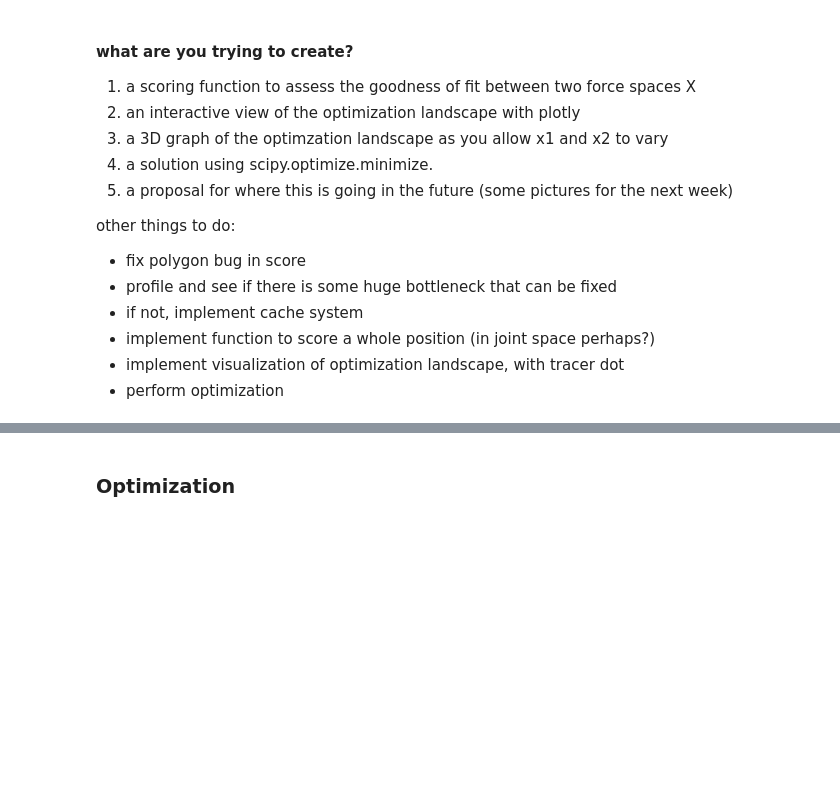
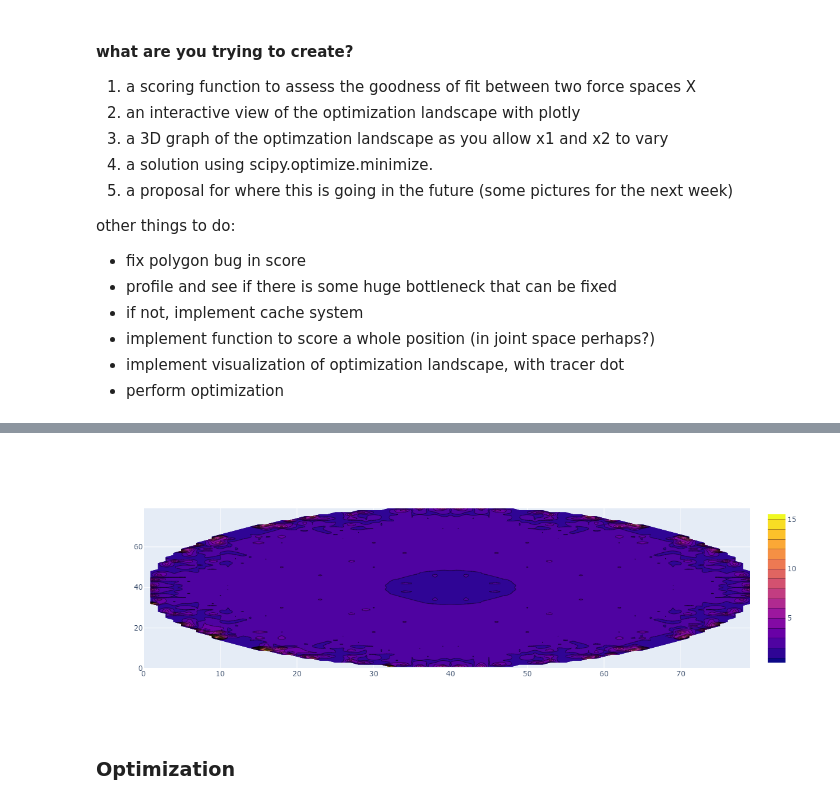
Before and after one commit to adawsonelli/NRI_Analyses, a Jupyter notebook: RR force maps.ipynb, the cells around one changed output, grey strips where cells are left out. Cells and saved outputs as stored; diff of their text form; code cells hidden in the pictures; blank space fills up the shorter version.

```diff
--- a/RR force maps.ipynb
+++ b/RR force maps.ipynb
@@ -716,22 +761 @@ FigureWidget({
  …
-# %%
-def genSolutionSpace(FR = 1, mode = "normalize"):
-    """
-    generate a response surface of the optimization space
-    """
-    X = np.arange(-rng,rng,step);  Y = np.arange(-rng,rng,step)
-    SS = np.zeros((X.shape[0],Y.shape[0]))
-    for i,x in enumerate(X):
-        print("row" + str(i))
-        for j,y in enumerate(Y):
-            _,_,zs = ScoreIntersectedSpace(0,0,H1 + H2,x,y, R1 + R2,1,mode)
-            SS[i,j] = np.nanmean(zs)
-    return SS
-
-
-#go calculate this thing in a different thread
-import concurrent.futures
-
-with concurrent.futures.ThreadPoolExecutor() as executor:
-    future = executor.submit(genSolutionSpace)
-    SS = future.result()
@@ -738,3 +825,11 @@ with concurrent.futures.ThreadPoolExecutor() as executor:
+# %%
+#contour plot of actuator Effort space
+import numpy as np
+import plotly.graph_objs as go
+_fig = go.Figure(data = go.Contour(z=SS))
+_fig.show()
+# %% [output]
+[figure, added]
 # %% [markdown]
 ### Optimization
 # %%
```
Also changed, not shown: parts of 12 cells of this notebook.
